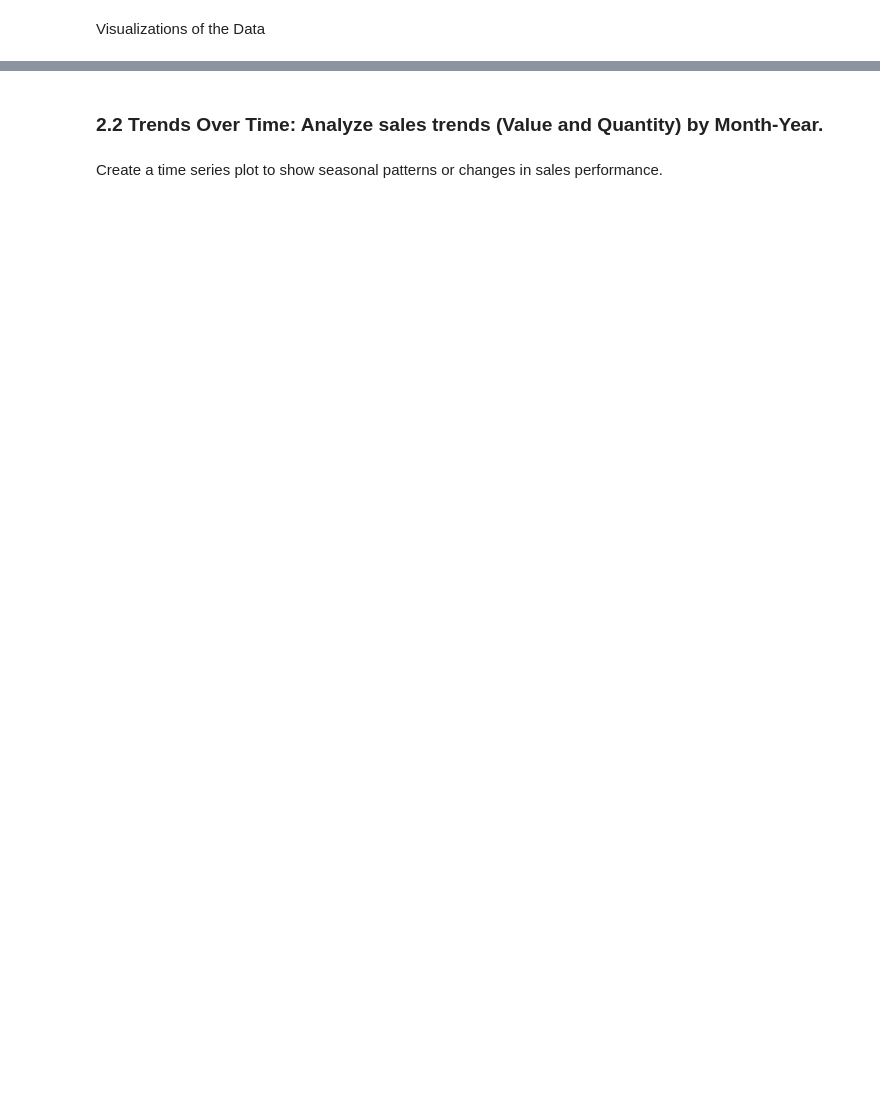
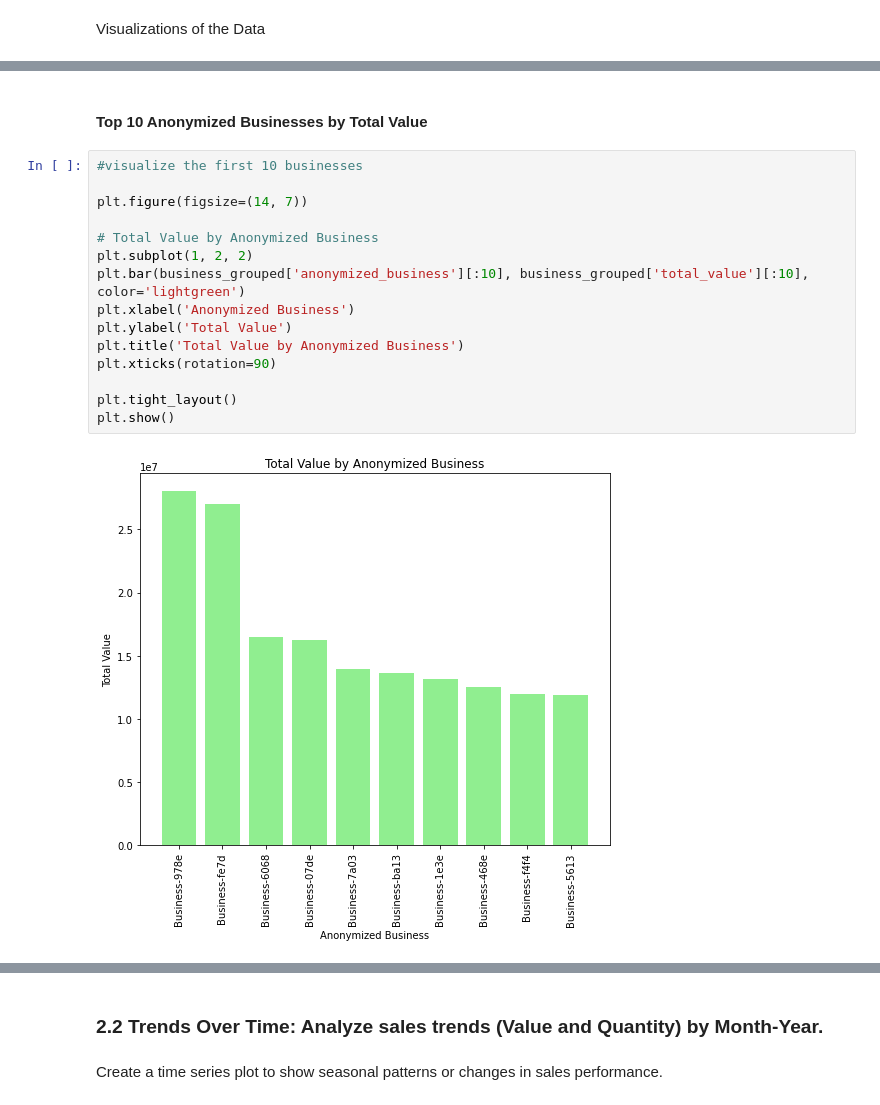
Before and after one commit to wambuiGicheha/kwanza_tukule_TechAssement, a Jupyter notebook: index.ipynb, the cells around one changed output, grey strips where cells are left out. Drawn from its saved outputs; the diff is of its cells as text; blank space fills up the shorter version.

```diff
--- a/index.ipynb
+++ b/index.ipynb
@@ -371,0 +373,19 @@ Visualizations for Anonymized Business
+# %% [markdown]
+#### Top 10 Anonymized Businesses by Total Value
+# %%
+#visualize the first 10 businesses
+
+plt.figure(figsize=(14, 7))
+
+# Total Value by Anonymized Business
+plt.subplot(1, 2, 2)
+plt.bar(business_grouped['anonymized_business'][:10], business_grouped['total_value'][:10], color='lightgreen')
+plt.xlabel('Anonymized Business')
+plt.ylabel('Total Value')
+plt.title('Total Value by Anonymized Business')
+plt.xticks(rotation=90)
+
+plt.tight_layout()
+plt.show()
+# %% [output]
+[figure, added]
```
Also changed, not shown: parts of 12 cells of this notebook.
